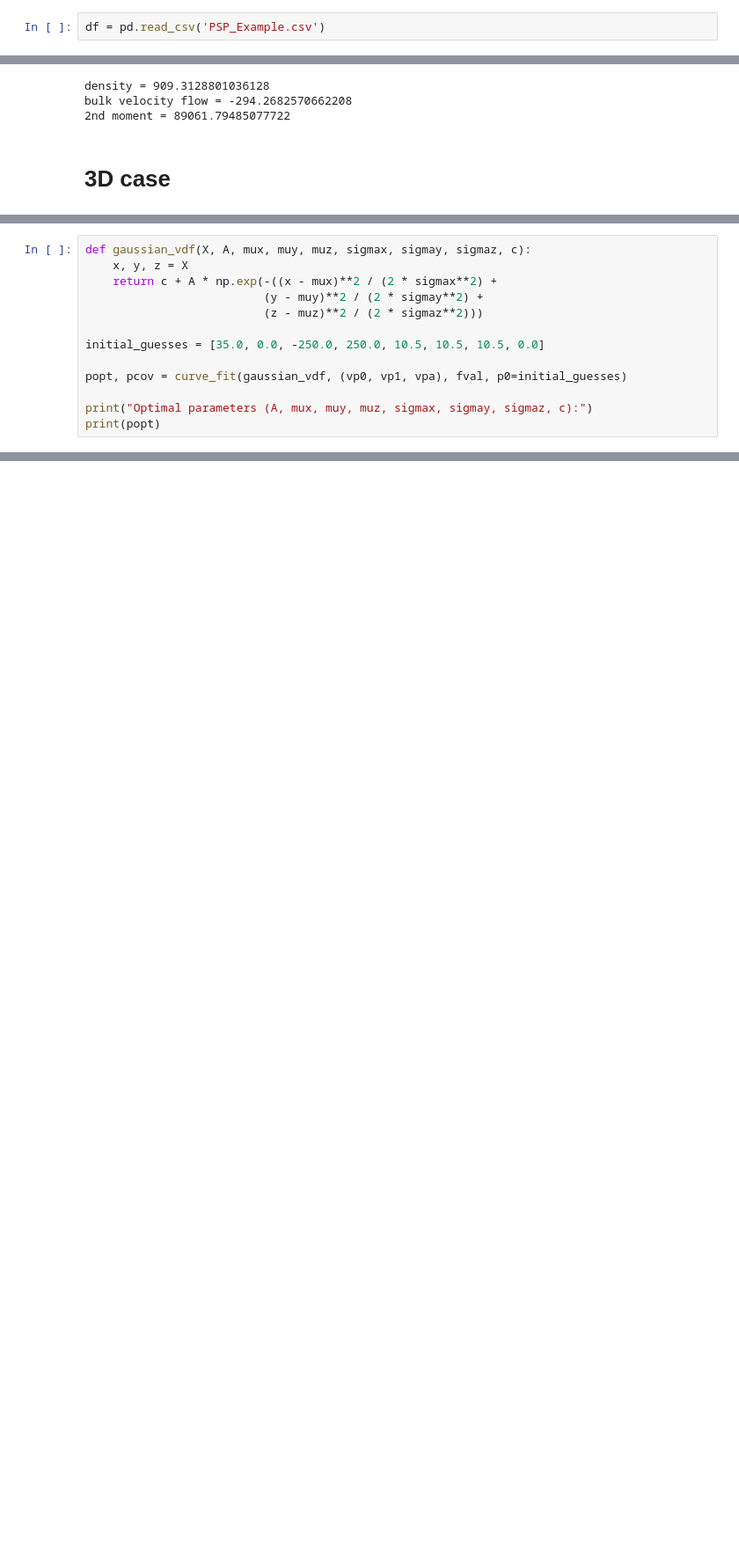
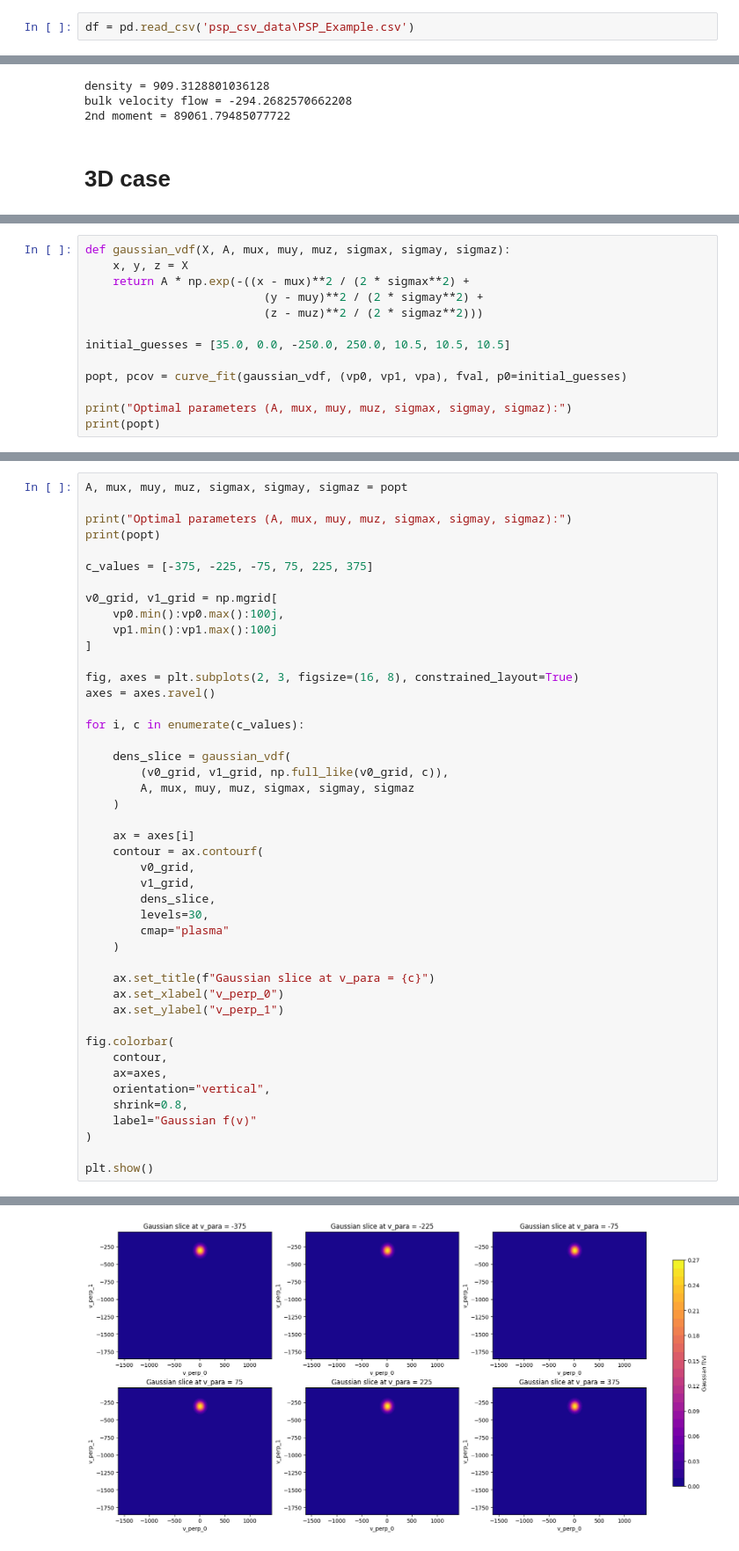
Before and after one commit to whosphong/SML_PSP_THESIS, a Jupyter notebook: Normal_curve_fit.ipynb, the cells around one changed output, grey strips where cells are left out. Shown at 88% size. Cells and saved outputs as stored; diff of their text form; blank space fills up the shorter version.

```diff
--- a/Normal_curve_fit.ipynb
+++ b/Normal_curve_fit.ipynb
@@ -9,7 +9,7 @@ from scipy.stats import gaussian_kde
 import seaborn as sns
 from scipy.optimize import curve_fit
 # %%
-df = pd.read_csv('PSP_Example.csv')
+df = pd.read_csv('psp_csv_data\PSP_Example.csv')
 # %%
 
 vp0 = df["v_perp_0"].to_numpy()
@@ -98,14 +114,14 @@ bulk velocity flow = -294.2682570662208
 # %%
-def gaussian_vdf(X, A, mux, muy, muz, sigmax, sigmay, sigmaz, c):
+def gaussian_vdf(X, A, mux, muy, muz, sigmax, sigmay, sigmaz):
     x, y, z = X
-    return c + A * np.exp(-((x - mux)**2 / (2 * sigmax**2) +
+    return A * np.exp(-((x - mux)**2 / (2 * sigmax**2) +
                           (y - muy)**2 / (2 * sigmay**2) +
                           (z - muz)**2 / (2 * sigmaz**2)))
 
-initial_guesses = [35.0, 0.0, -250.0, 250.0, 10.5, 10.5, 10.5, 0.0]
+initial_guesses = [35.0, 0.0, -250.0, 250.0, 10.5, 10.5, 10.5]
 
 popt, pcov = curve_fit(gaussian_vdf, (vp0, vp1, vpa), fval, p0=initial_guesses)
 
-print("Optimal parameters (A, mux, muy, muz, sigmax, sigmay, sigmaz, c):")
+print("Optimal parameters (A, mux, muy, muz, sigmax, sigmay, sigmaz):")
 print(popt)
 # %% [output]
@@ -229,0 +131,46 @@ Variances (sigmax^2, sigmay^2, sigmaz^2) = 3222.58, 2114.61, 2170.46
+# %%
+A, mux, muy, muz, sigmax, sigmay, sigmaz = popt
+
+print("Optimal parameters (A, mux, muy, muz, sigmax, sigmay, sigmaz):")
+print(popt)
+
+c_values = [-375, -225, -75, 75, 225, 375]
+
+v0_grid, v1_grid = np.mgrid[
+    vp0.min():vp0.max():100j,
+    vp1.min():vp1.max():100j
+]
+
+fig, axes = plt.subplots(2, 3, figsize=(16, 8), constrained_layout=True)
+axes = axes.ravel()
+
+for i, c in enumerate(c_values):
+
+    dens_slice = gaussian_vdf(
+        (v0_grid, v1_grid, np.full_like(v0_grid, c)),
+        A, mux, muy, muz, sigmax, sigmay, sigmaz
+    )
+
+    ax = axes[i]
+    contour = ax.contourf(
+        v0_grid,
+        v1_grid,
+        dens_slice,
+        levels=30,
+        cmap="plasma"
+    )
+
+    ax.set_title(f"Gaussian slice at v_para = {c}")
+    ax.set_xlabel("v_perp_0")
+    ax.set_ylabel("v_perp_1")
+
+fig.colorbar(
+    contour,
+    ax=axes,
+    orientation="vertical",
+    shrink=0.8,
+    label="Gaussian f(v)"
+)
+
+plt.show()
+# %% [output]
@@ -229,0 +180 @@ Variances (sigmax^2, sigmay^2, sigmaz^2) = 3222.58, 2114.61, 2170.46
+[figure, added]
```
Also changed, not shown: parts of 9 cells of this notebook, 12 other files.
